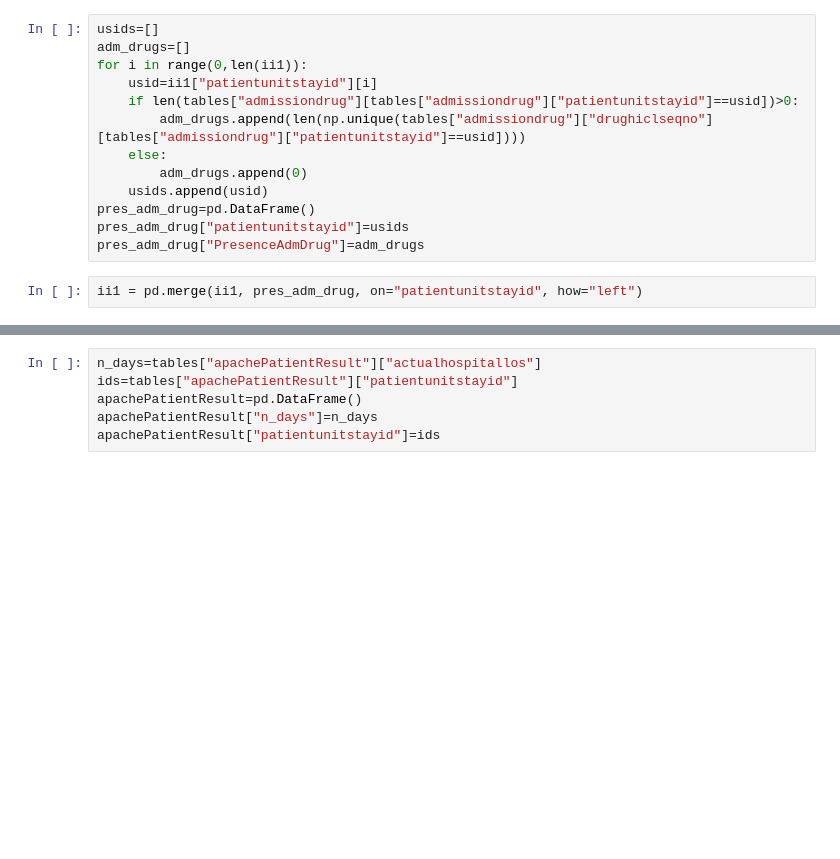
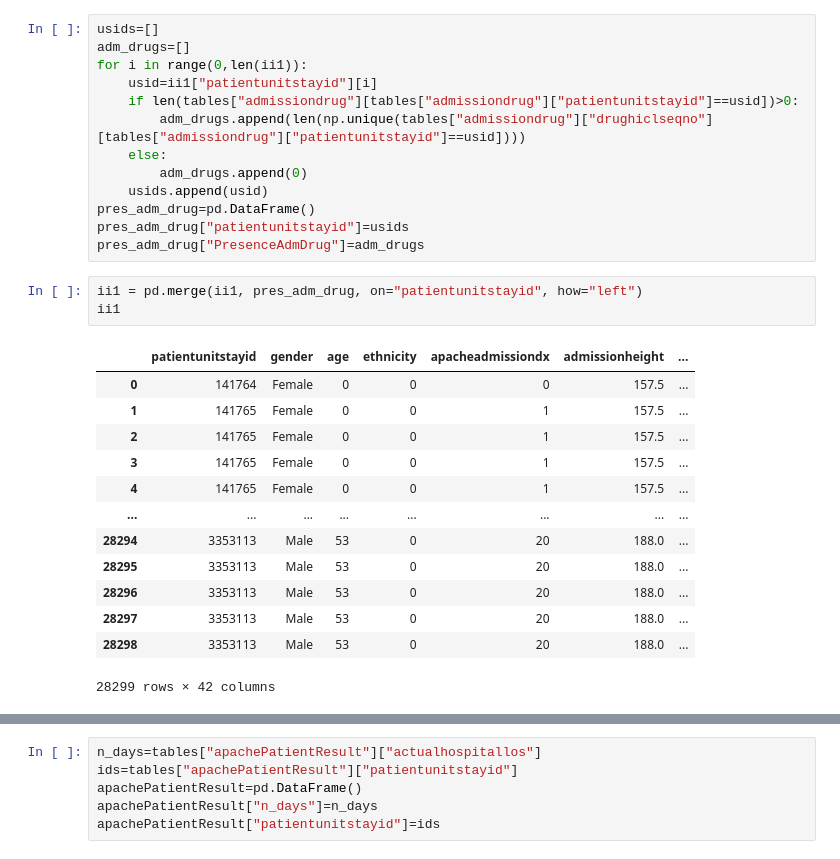
Before and after one commit to eduruiz00/dedalus-datathon, a Jupyter notebook: Clasi.ipynb, the cells around one changed output, grey strips where cells are left out. Drawn from its saved outputs; the diff is of its cells as text; blank space fills up the shorter version.

```diff
--- a/Clasi.ipynb
+++ b/Clasi.ipynb
@@ -149,3 +194,18 @@ pres_adm_drug["patientunitstayid"]=usids
 pres_adm_drug["PresenceAdmDrug"]=adm_drugs
 # %%
 ii1 = pd.merge(ii1, pres_adm_drug, on="patientunitstayid", how="left")
+ii1
+# %% [output]
+|  | patientunitstayid | gender | age | ethnicity | apacheadmissiondx | admissionheight | ... |
+| 0 | 141764 | Female | 0 | 0 | 0 | 157.5 | ... |
+| 1 | 141765 | Female | 0 | 0 | 1 | 157.5 | ... |
+| 2 | 141765 | Female | 0 | 0 | 1 | 157.5 | ... |
+| 3 | 141765 | Female | 0 | 0 | 1 | 157.5 | ... |
+| 4 | 141765 | Female | 0 | 0 | 1 | 157.5 | ... |
+| ... | ... | ... | ... | ... | ... | ... | ... |
+| 28294 | 3353113 | Male | 53 | 0 | 20 | 188.0 | ... |
+| 28295 | 3353113 | Male | 53 | 0 | 20 | 188.0 | ... |
+| 28296 | 3353113 | Male | 53 | 0 | 20 | 188.0 | ... |
+| 28297 | 3353113 | Male | 53 | 0 | 20 | 188.0 | ... |
+| 28298 | 3353113 | Male | 53 | 0 | 20 | 188.0 | ... |
+28299 rows × 42 columns
```
Also changed, not shown: parts of 16 cells of this notebook.
